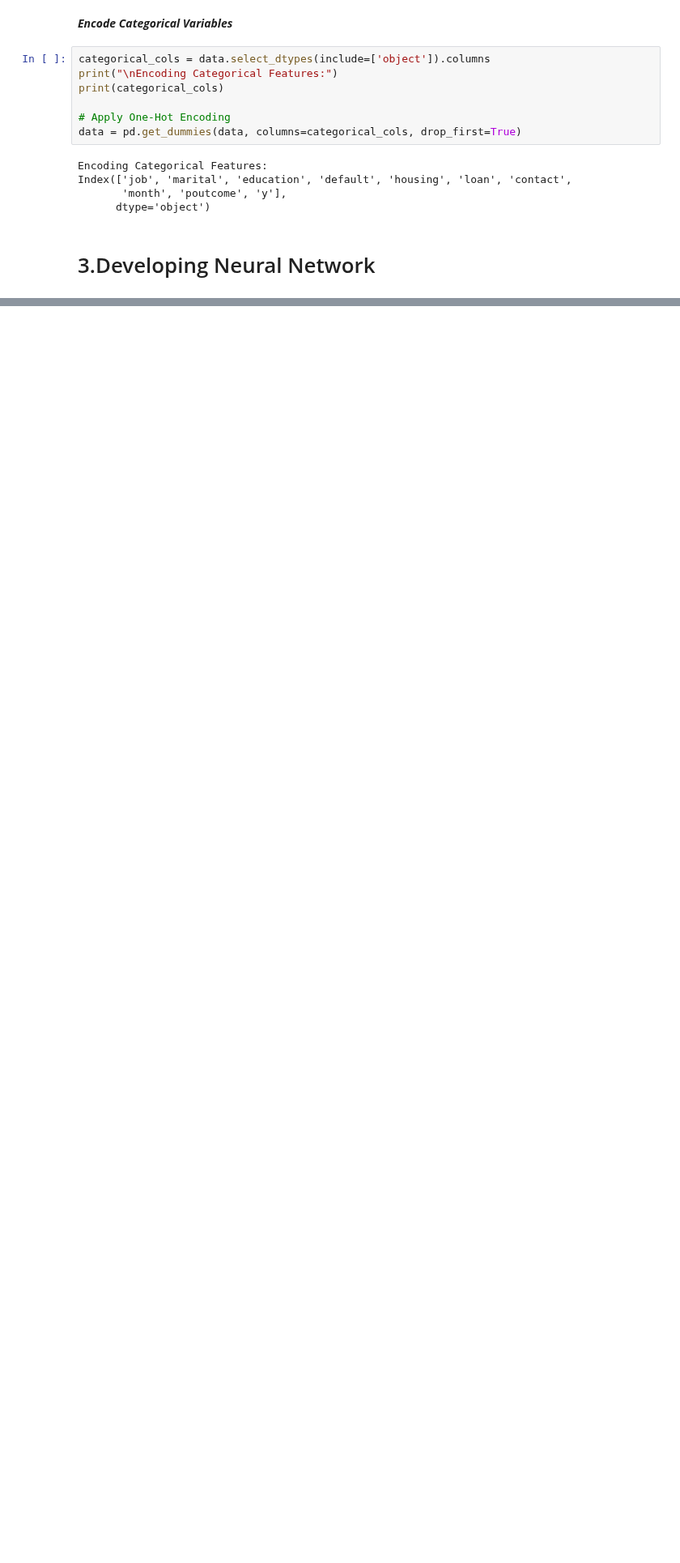
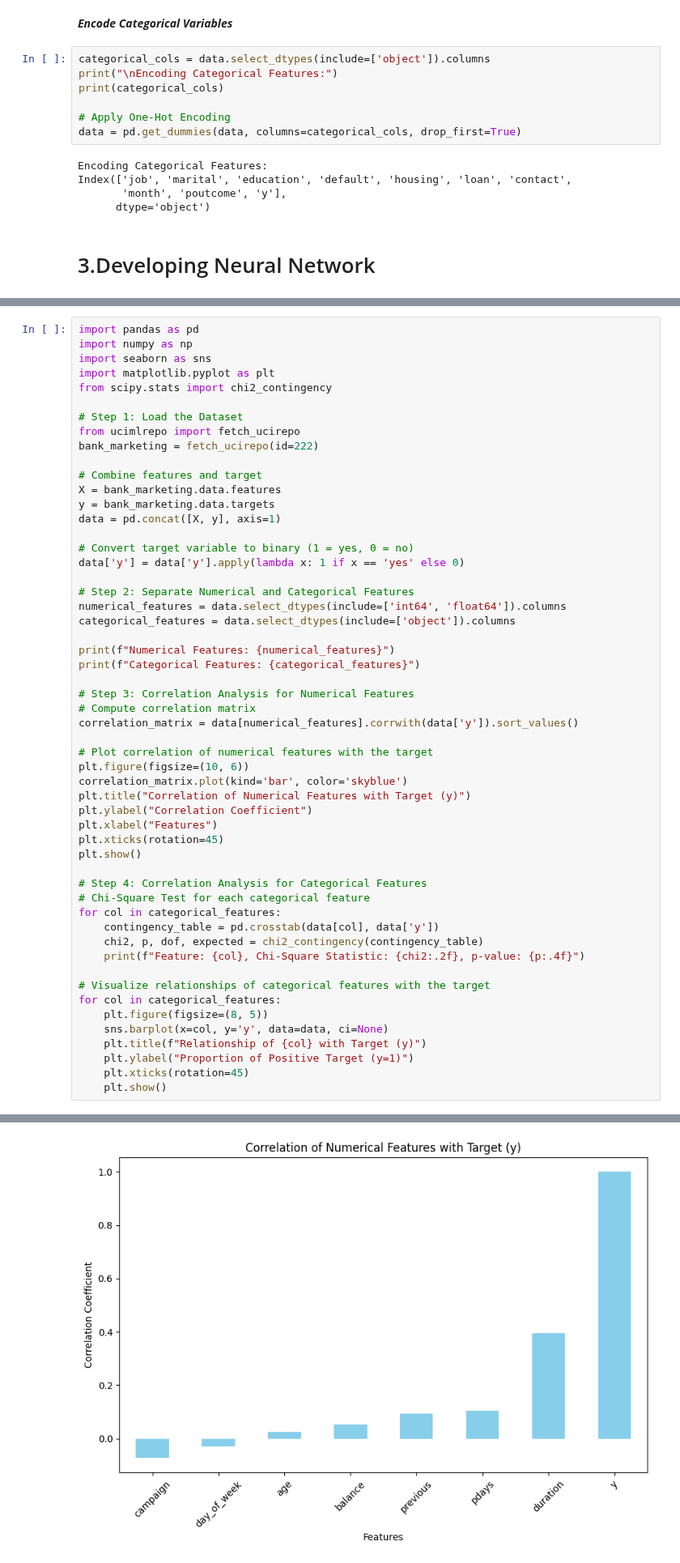
Before and after one commit to S-Tissera/CM2604_, a Jupyter notebook: CM2604.ipynb, the cells around one changed output, grey strips where cells are left out. Shown at 81% size. Drawn from its saved outputs; the diff is of its cells as text; blank space fills up the shorter version.

Commit message:
Analysed Co-relations between non-Features and Target Feature

```diff
--- a/CM2604.ipynb
+++ b/CM2604.ipynb
@@ -161,0 +164,55 @@ Index(['job', 'marital', 'education', 'default', 'housing', 'loan', 'contact',
+# %%
+import pandas as pd
+import numpy as np
+import seaborn as sns
+import matplotlib.pyplot as plt
+from scipy.stats import chi2_contingency
+
+# Step 1: Load the Dataset
+from ucimlrepo import fetch_ucirepo
+bank_marketing = fetch_ucirepo(id=222)
+
+# Combine features and target
+X = bank_marketing.data.features
+y = bank_marketing.data.targets
+data = pd.concat([X, y], axis=1)
+
+# Convert target variable to binary (1 = yes, 0 = no)
+data['y'] = data['y'].apply(lambda x: 1 if x == 'yes' else 0)
+
+# Step 2: Separate Numerical and Categorical Features
+numerical_features = data.select_dtypes(include=['int64', 'float64']).columns
+categorical_features = data.select_dtypes(include=['object']).columns
+
+print(f"Numerical Features: {numerical_features}")
+print(f"Categorical Features: {categorical_features}")
+
+# Step 3: Correlation Analysis for Numerical Features
+# Compute correlation matrix
+correlation_matrix = data[numerical_features].corrwith(data['y']).sort_values()
+
+# Plot correlation of numerical features with the target
+plt.figure(figsize=(10, 6))
+correlation_matrix.plot(kind='bar', color='skyblue')
+plt.title("Correlation of Numerical Features with Target (y)")
+plt.ylabel("Correlation Coefficient")
+plt.xlabel("Features")
+plt.xticks(rotation=45)
+plt.show()
+
+# Step 4: Correlation Analysis for Categorical Features
+# Chi-Square Test for each categorical feature
+for col in categorical_features:
+    contingency_table = pd.crosstab(data[col], data['y'])
+    chi2, p, dof, expected = chi2_contingency(contingency_table)
+    print(f"Feature: {col}, Chi-Square Statistic: {chi2:.2f}, p-value: {p:.4f}")
+
+# Visualize relationships of categorical features with the target
+for col in categorical_features:
+    plt.figure(figsize=(8, 5))
+    sns.barplot(x=col, y='y', data=data, ci=None)
+    plt.title(f"Relationship of {col} with Target (y)")
+    plt.ylabel("Proportion of Positive Target (y=1)")
+    plt.xticks(rotation=45)
+    plt.show()
+# %% [output]
@@ -161,0 +225 @@ Index(['job', 'marital', 'education', 'default', 'housing', 'loan', 'contact',
+[figure, added]
```
Also changed, not shown: parts of 5 cells of this notebook.
